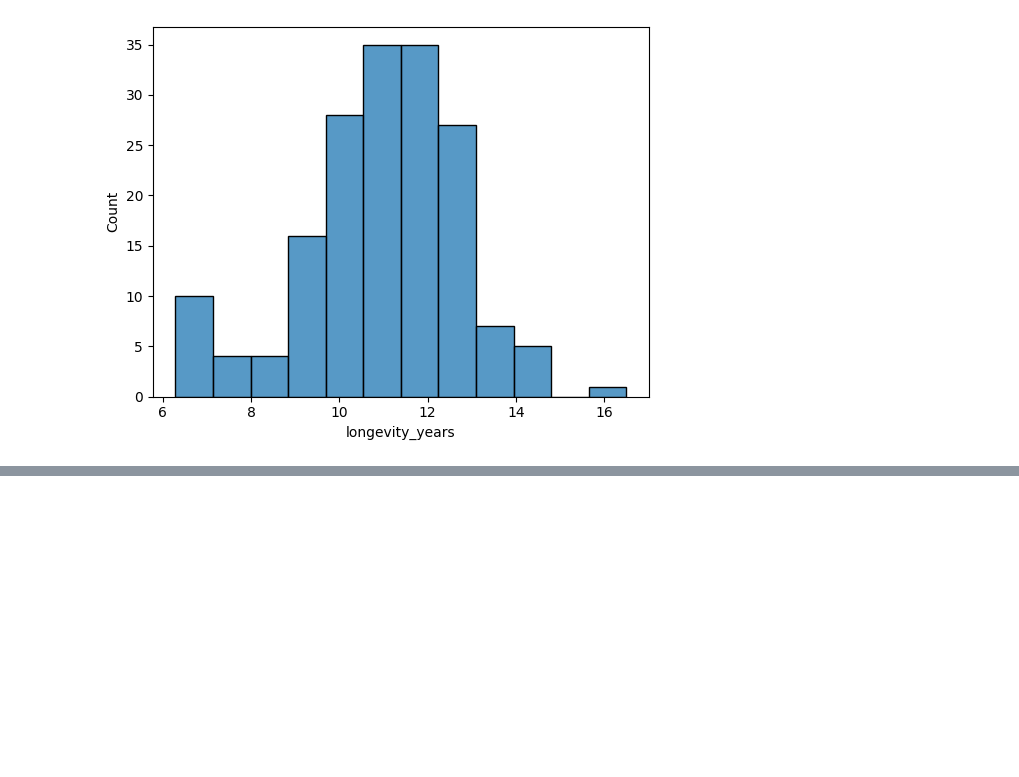
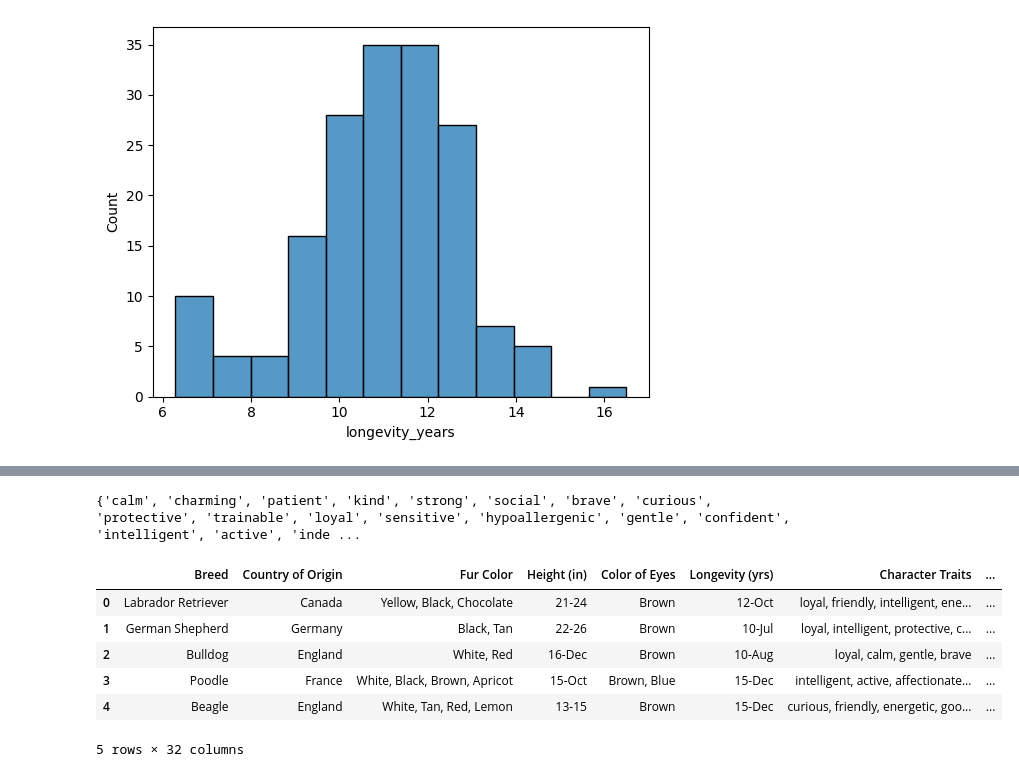
Before and after one commit to nas27/doggo-data, a Jupyter notebook: Notebooks/doggo_data_eda.ipynb, the cells around one changed output, grey strips where cells are left out. Saved outputs shown, nothing was run; the diff lists cells and outputs as text; code cells hidden in the pictures; blank space fills up the shorter version.

```diff
--- a/Notebooks/doggo_data_eda.ipynb
+++ b/Notebooks/doggo_data_eda.ipynb
@@ -431,0 +538,2 @@ plt.legend(bbox_to_anchor=(1.05, 1), loc='upper left')
+# %%
+df_traits['Character Traits'] = df_traits['Character Traits'].str.lower()
@@ -431,0 +555,28 @@ plt.legend(bbox_to_anchor=(1.05, 1), loc='upper left')
+# %%
+# store unique traits
+unique_traits_set = set()
+
+# Iterate over the rows and update the set with unique traits
+for _, row in df_traits.iterrows():
+    traits = row['Character Traits'].split(', ')
+    unique_traits_set.update(traits)
+
+# Print the set of unique traits
+print(unique_traits_set)
+# %% [output]
+{'calm', 'charming', 'patient', 'kind', 'strong', 'social', 'brave', 'curious', 'protective', 'trainable', 'loyal', 'sensitive', 'hypoallergenic', 'gentle', 'confident', 'intelligent', 'active', 'inde ...
+# %%
+# Create new fields
+for trait in unique_traits_set:
+    #trait in brackets below is referring to the new col name we are creating
+    df_traits[trait] = df_traits['Character Traits'].apply(lambda x: 1 if trait in x.split(', ') else 0)
+# %%
+df_traits.head()
+# %% [output]
+|  | Breed | Country of Origin | Fur Color | Height (in) | Color of Eyes | Longevity (yrs) | Character Traits | ... |
+| 0 | Labrador Retriever | Canada | Yellow, Black, Chocolate | 21-24 | Brown | 12-Oct | loyal, friendly, intelligent, ene... | ... |
+| 1 | German Shepherd | Germany | Black, Tan | 22-26 | Brown | 10-Jul | loyal, intelligent, protective, c... | ... |
+| 2 | Bulldog | England | White, Red | 16-Dec | Brown | 10-Aug | loyal, calm, gentle, brave | ... |
+| 3 | Poodle | France | White, Black, Brown, Apricot | 15-Oct | Brown, Blue | 15-Dec | intelligent, active, affectionate... | ... |
+| 4 | Beagle | England | White, Tan, Red, Lemon | 13-15 | Brown | 15-Dec | curious, friendly, energetic, goo... | ... |
+5 rows × 32 columns
```
Also changed, not shown: parts of 19 cells of this notebook, 3 other files.
